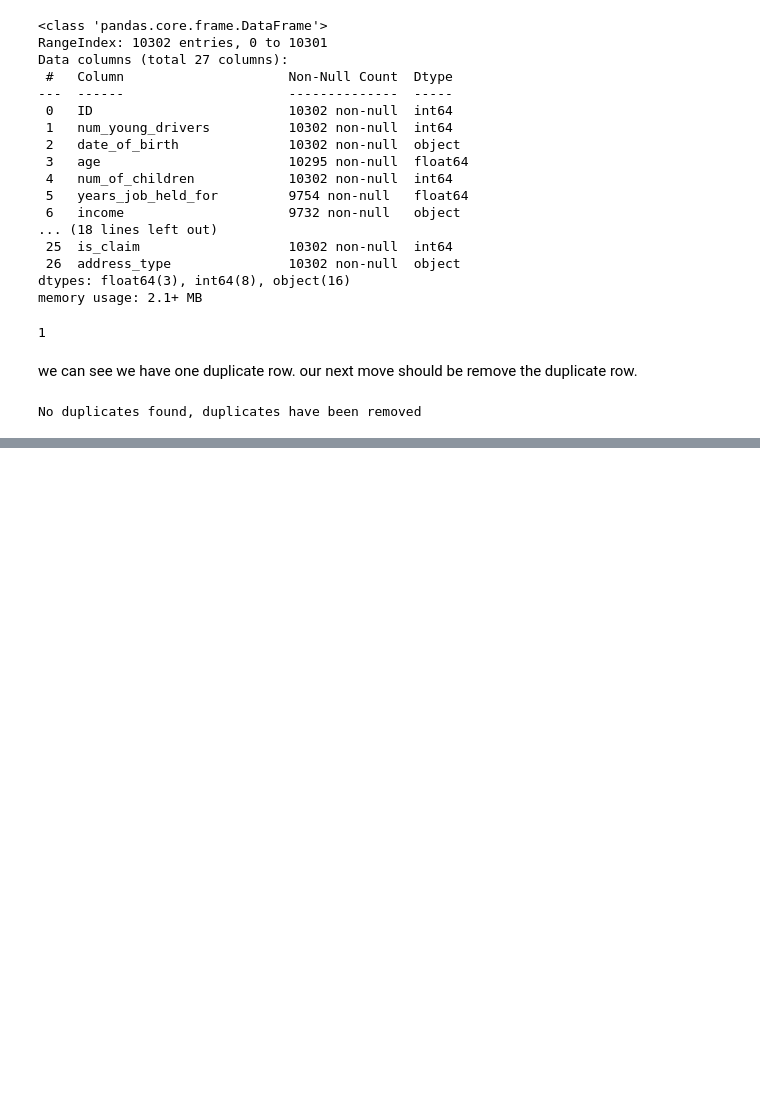
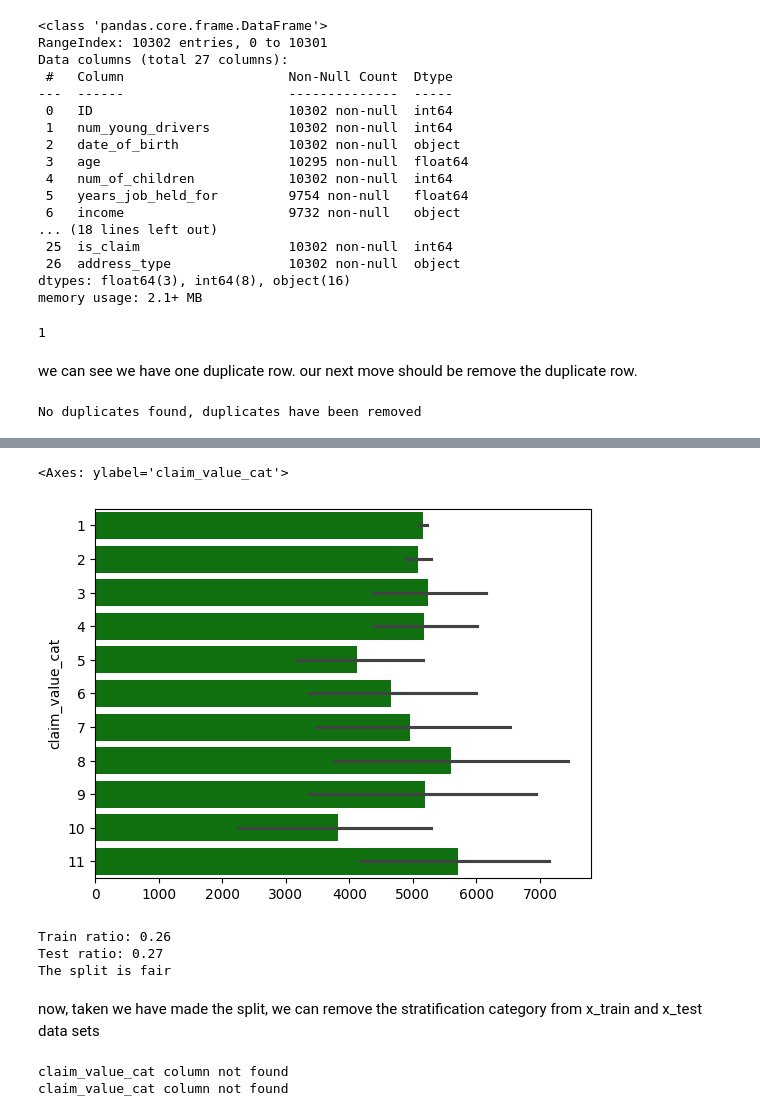
Before and after one commit to chapi1420/auto-insurance, a Jupyter notebook: modeling/main.ipynb, the cells around one changed output, grey strips where cells are left out. Drawn from its saved outputs; the diff is of its cells as text; code cells hidden in the pictures; blank space fills up the shorter version.

```diff
--- a/modeling/main.ipynb
+++ b/modeling/main.ipynb
@@ -128,0 +201,13 @@ data_df.head()
+# %%
+# Define bins
+bins = [0.0, 5000, 10_000, 15_000, 20_000, 25_000, 30_000, 35_000, 40_000, 45_000, 50_000, np.inf]
+# Define bin labels
+labels = np.arange(1, 12)
+
+# Apply the bins using cut
+data_df['claim_value_cat'] = pd.cut(data_df['new_claim_value'], bins = bins, labels= labels, include_lowest=True)
+# %%
+sns.barplot(data_df['claim_value_cat'], color='green')
+# %% [output]
+<Axes: ylabel='claim_value_cat'>
+[figure, added]
@@ -128,0 +223,29 @@ data_df.head()
+# %%
+#test the fairness of the split
+train_ratio = round(y_train.sum()/len(y_train), 2)
+test_ratio = round(y_test.sum()/len(y_test), 2)
+print(f'Train ratio: {train_ratio}')
+print(f'Test ratio: {test_ratio}')
+
+#compare the ratios
+if (train_ratio + 0.05*train_ratio) > test_ratio > (train_ratio - 0.05*train_ratio):
+    print('The split is fair')
+else:
+    print('The split is not fair')
+# %% [output]
+Train ratio: 0.26
+Test ratio: 0.27
+The split is fair
+# %% [markdown]
+now, taken we have made the split, we can remove the stratification category from x_train and x_test data sets
+# %%
+for d_set in [x_train, x_test]:
+
+    if 'claim_value_cat' in d_set.columns:
+        d_set.drop(columns=['claim_value_cat'], inplace=True)
+        print('claim_value_cat column has been removed')
+    else:
+        print('claim_value_cat column not found')
+# %% [output]
+claim_value_cat column not found
+claim_value_cat column not found
```
Also changed, not shown: parts of 10 cells of this notebook.
